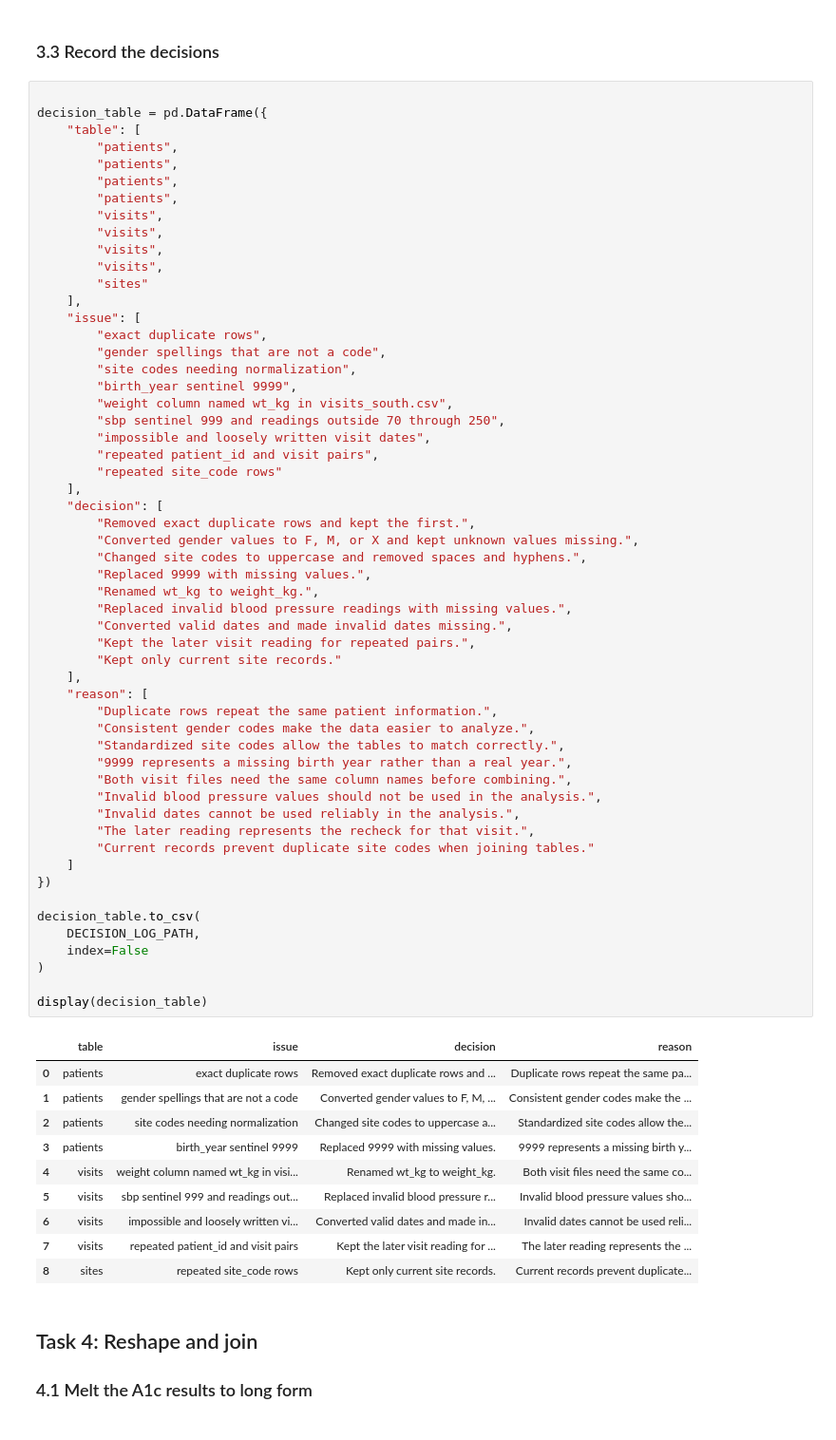
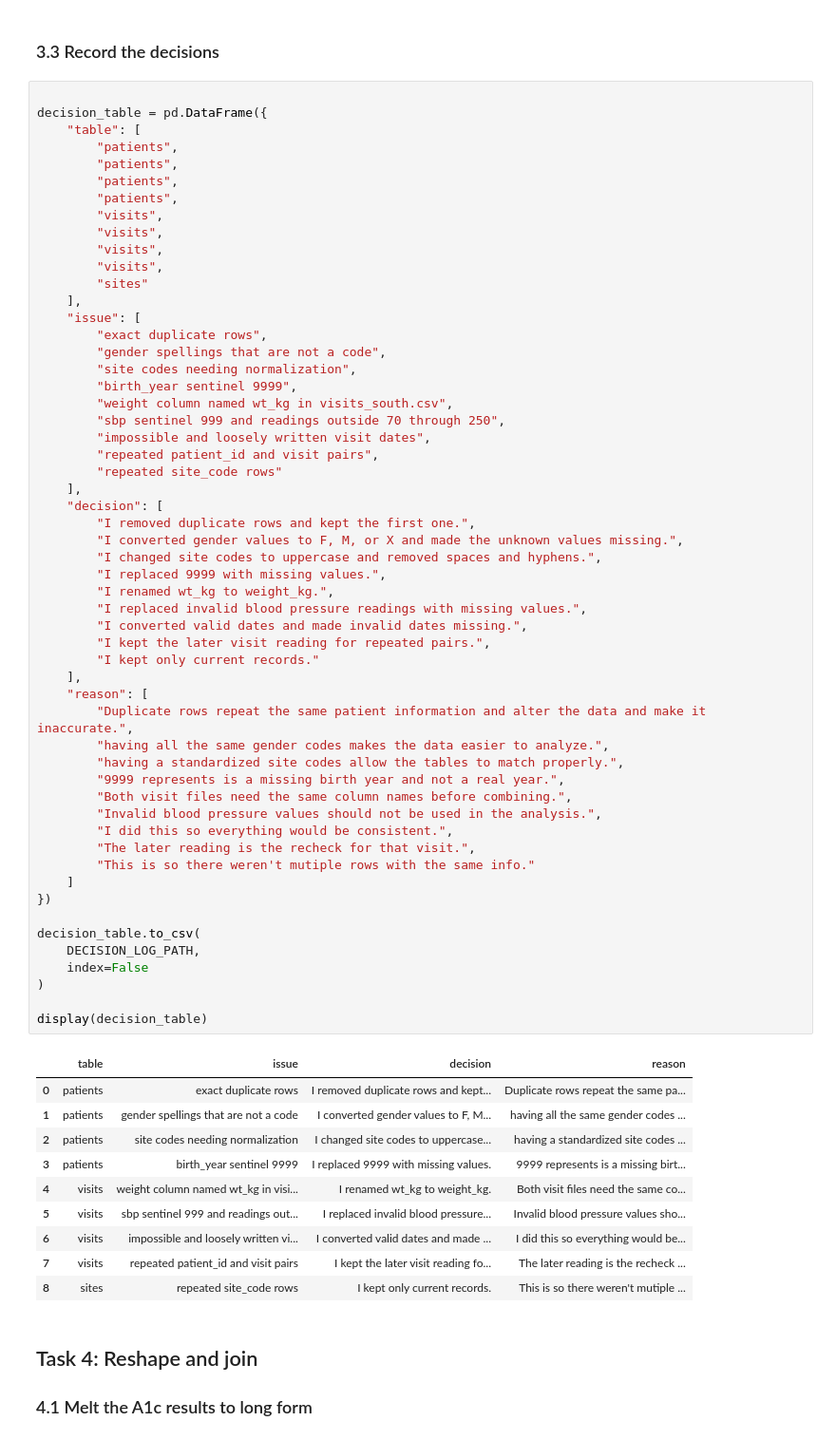
Before and after one commit to nishidharia/ds217-26f-06, a Jupyter notebook: assignment.ipynb, the cells around one changed output. Shown at 95% size. Saved outputs shown, nothing was run; the diff lists cells and outputs as text.

```diff
--- a/assignment.ipynb
+++ b/assignment.ipynb
@@ -605,58 +611,58 @@ decision_table = pd.DataFrame({
         "visits",
         "sites"
     ],
     "issue": [
         "exact duplicate rows",
         "gender spellings that are not a code",
         "site codes needing normalization",
         "birth_year sentinel 9999",
         "weight column named wt_kg in visits_south.csv",
         "sbp sentinel 999 and readings outside 70 through 250",
         "impossible and loosely written visit dates",
         "repeated patient_id and visit pairs",
         "repeated site_code rows"
     ],
     "decision": [
-        "Removed exact duplicate rows and kept the first.",
-        "Converted gender values to F, M, or X and kept unknown values missing.",
-        "Changed site codes to uppercase and removed spaces and hyphens.",
-        "Replaced 9999 with missing values.",
-        "Renamed wt_kg to weight_kg.",
-        "Replaced invalid blood pressure readings with missing values.",
-        "Converted valid dates and made invalid dates missing.",
-        "Kept the later visit reading for repeated pairs.",
-        "Kept only current site records."
+        "I removed duplicate rows and kept the first one.",
+        "I converted gender values to F, M, or X and made the unknown values missing.",
+        "I changed site codes to uppercase and removed spaces and hyphens.",
+        "I replaced 9999 with missing values.",
+        "I renamed wt_kg to weight_kg.",
+        "I replaced invalid blood pressure readings with missing values.",
+        "I converted valid dates and made invalid dates missing.",
+        "I kept the later visit reading for repeated pairs.",
+        "I kept only current records."
     ],
     "reason": [
-        "Duplicate rows repeat the same patient information.",
-        "Consistent gender codes make the data easier to analyze.",
-        "Standardized site codes allow the tables to match correctly.",
-        "9999 represents a missing birth year rather than a real year.",
+        "Duplicate rows repeat the same patient information and alter the data and make it inaccurate.",
+        "having all the same gender codes makes the data easier to analyze.",
+        "having a standardized site codes allow the tables to match properly.",
+        "9999 represents is a missing birth year and not a real year.",
         "Both visit files need the same column names before combining.",
         "Invalid blood pressure values should not be used in the analysis.",
-        "Invalid dates cannot be used reliably in the analysis.",
-        "The later reading represents the recheck for that visit.",
-        "Current records prevent duplicate site codes when joining tables."
+        "I did this so everything would be consistent.",
+        "The later reading is the recheck for that visit.",
+        "This is so there weren't mutiple rows with the same info."
     ]
 })
 
 decision_table.to_csv(
     DECISION_LOG_PATH,
     index=False
 )
 
 display(decision_table)
 # %% [output]
 |  | table | issue | decision | reason |
-| 0 | patients | exact duplicate rows | Removed exact duplicate rows and ... | Duplicate rows repeat the same pa... |
-| 1 | patients | gender spellings that are not a code | Converted gender values to F, M, ... | Consistent gender codes make the ... |
-| 2 | patients | site codes needing normalization | Changed site codes to uppercase a... | Standardized site codes allow the... |
-| 3 | patients | birth_year sentinel 9999 | Replaced 9999 with missing values. | 9999 represents a missing birth y... |
-| 4 | visits | weight column named wt_kg in visi... | Renamed wt_kg to weight_kg. | Both visit files need the same co... |
-| 5 | visits | sbp sentinel 999 and readings out... | Replaced invalid blood pressure r... | Invalid blood pressure values sho... |
-| 6 | visits | impossible and loosely written vi... | Converted valid dates and made in... | Invalid dates cannot be used reli... |
-| 7 | visits | repeated patient_id and visit pairs | Kept the later visit reading for ... | The later reading represents the ... |
-| 8 | sites | repeated site_code rows | Kept only current site records. | Current records prevent duplicate... |
+| 0 | patients | exact duplicate rows | I removed duplicate rows and kept... | Duplicate rows repeat the same pa... |
+| 1 | patients | gender spellings that are not a code | I converted gender values to F, M... | having all the same gender codes ... |
+| 2 | patients | site codes needing normalization | I changed site codes to uppercase... | having a standardized site codes ... |
+| 3 | patients | birth_year sentinel 9999 | I replaced 9999 with missing values. | 9999 represents is a missing birt... |
+| 4 | visits | weight column named wt_kg in visi... | I renamed wt_kg to weight_kg. | Both visit files need the same co... |
+| 5 | visits | sbp sentinel 999 and readings out... | I replaced invalid blood pressure... | Invalid blood pressure values sho... |
+| 6 | visits | impossible and loosely written vi... | I converted valid dates and made ... | I did this so everything would be... |
+| 7 | visits | repeated patient_id and visit pairs | I kept the later visit reading fo... | The later reading is the recheck ... |
+| 8 | sites | repeated site_code rows | I kept only current records. | This is so there weren't mutiple ... |
 # %% [markdown]
 ## Task 4: Reshape and join
 
```
Also changed, not shown: parts of 2 cells of this notebook.
